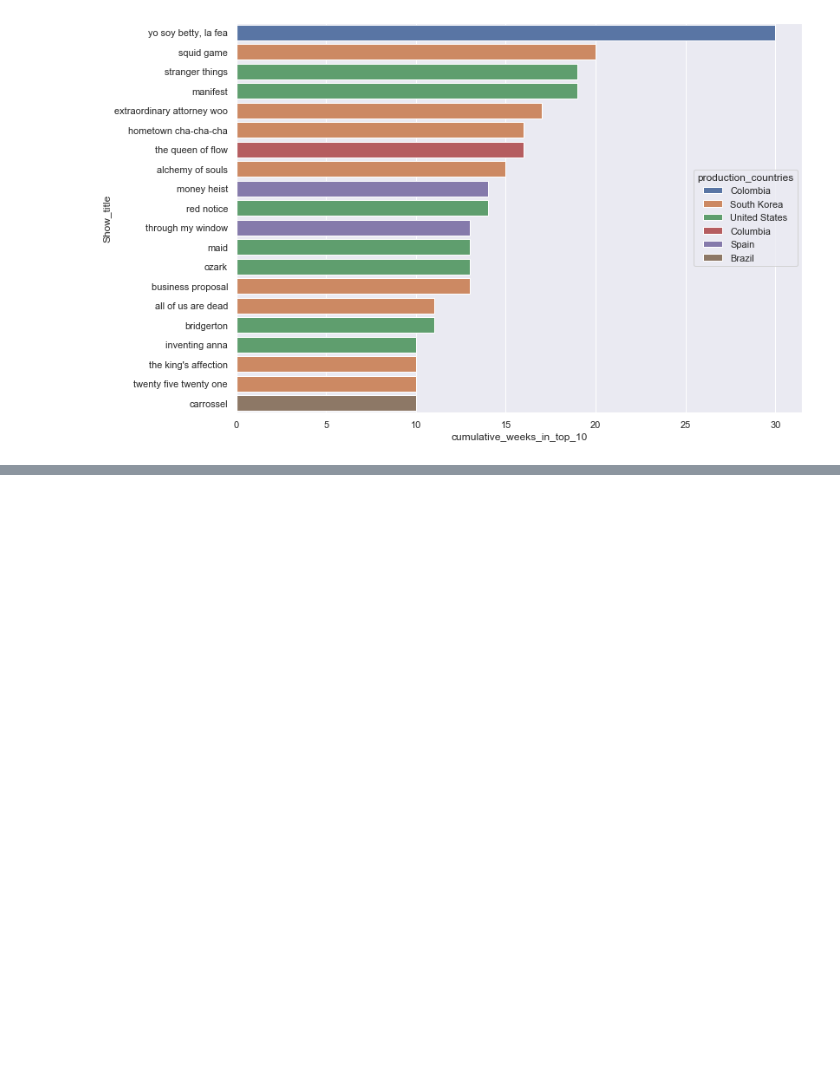
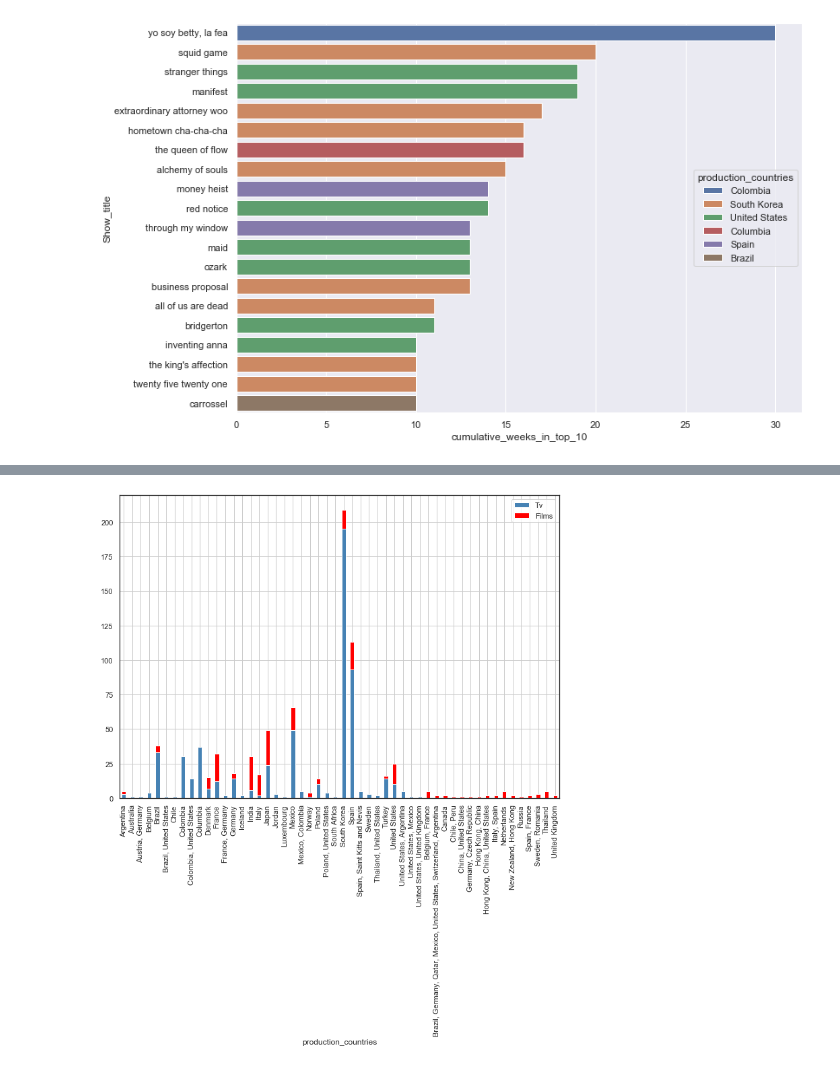
Before and after one commit to EdithLotterman/Project-1-Team-8, a Jupyter notebook: netflix_project.ipynb, the cells around one changed output, grey strips where cells are left out. Cells and saved outputs as stored; diff of their text form; code cells hidden in the pictures; blank space fills up the shorter version.

```diff
--- a/netflix_project.ipynb
+++ b/netflix_project.ipynb
@@ -358,0 +336,12 @@ plt.show()
+# %%
+# Analysis to show each country contribution
+country_tv_count = netflix_df.loc[netflix_df["category"]=="TV (Non-English)"].groupby("production_countries").count().reset_index()[["production_countries","Show_title"]]
+country_tv_count
+country_movie_count = netflix_df.loc[netflix_df["category"]=="Films (Non-English)"].groupby("production_countries").count().reset_index()[["production_countries","Show_title"]]
+country_movie_count
+#merge_df = pd.merge(global_titles_df, df3, how= "left",on="Show_title")
+production = pd.merge(country_tv_count,country_movie_count, how="outer",on="production_countries")
+production.rename(columns = {'Show_title_x':'Tv', 'Show_title_y':'Films'}, inplace = True)
+print(production.columns)
+production.set_axis(["production_countries",'Tv', 'Films'], axis='columns', inplace=True)
+production.head()
@@ -358,0 +356,10 @@ plt.show()
+# %%
+sns.set(rc={'figure.figsize':(11.7,8.27)})
+#set seaborn plotting aesthetics
+sns.set(style='white')
+
+#create stacked bar chart
+production.set_index('production_countries').plot(kind='bar', stacked=True, color=['steelblue', 'red'])
+plt.grid()
+# %% [output]
+[figure, added]
```
Also changed, not shown: parts of 18 cells of this notebook, 1 other file.
